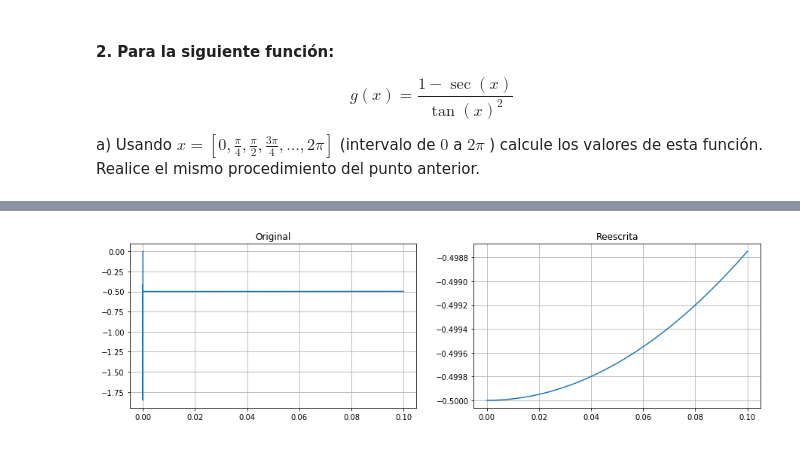
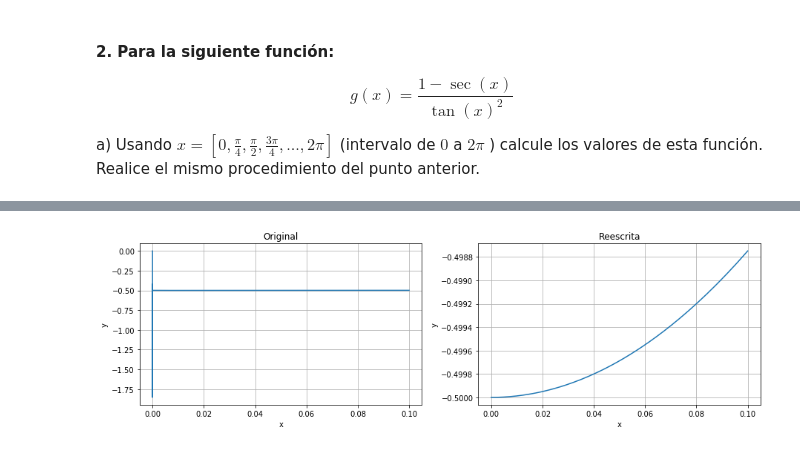
Before and after one commit to mijara/notebooks, a Jupyter notebook: tarea2/Tarea_2_CC1_2017.ipynb, the cells around one changed output, grey strips where cells are left out. Saved outputs shown, nothing was run; the diff lists cells and outputs as text; code cells hidden in the pictures.

```diff
--- a/tarea2/Tarea_2_CC1_2017.ipynb
+++ b/tarea2/Tarea_2_CC1_2017.ipynb
@@ -354,0 +347,9 @@ plt.show()
+# %%
+xs = np.arange(0, 2 * np.pi, np.pi/4)
+ys = g(xs)
+
+plt.figure()
+plt.title("Original")
+plt.grid(True)
+plt.plot(xs, ys)
+plt.show()
@@ -354,0 +360,3 @@ plt.show()
+# %%
+for x, y in zip(xs, ys):
+    print("x = %.20f, y = %.20f" % (x, y))
@@ -386,14 +415,16 @@ h = np.vectorize(h)
 # %%
 def plot(f, xs, title, grid):
     plt.subplot(1, 2, grid)
     plt.title(title)
     plt.grid(True)
+    plt.ylabel('y')
+    plt.xlabel('x')
     plt.plot(xs, f(xs))
 
 xs = np.logspace(-1, -20, 1000)
 plt.figure(figsize=(15, 4))
 plot(g, xs, "Original", 1)
 plot(h, xs, "Reescrita", 2)
 plt.show()
 # %% [output]
-[figure, old version]
+[figure, new version]
```
Also changed, not shown: parts of 18 cells of this notebook.
